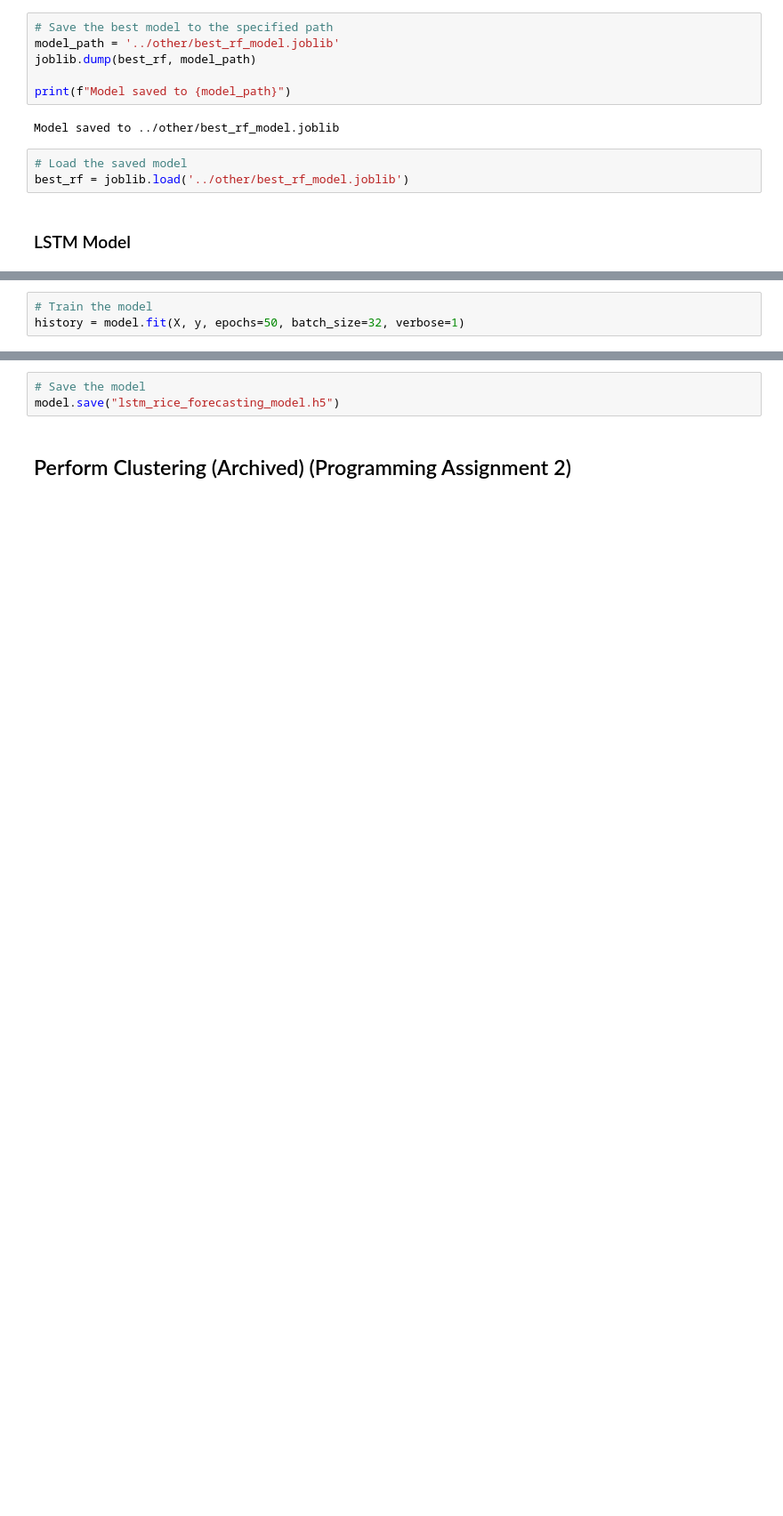
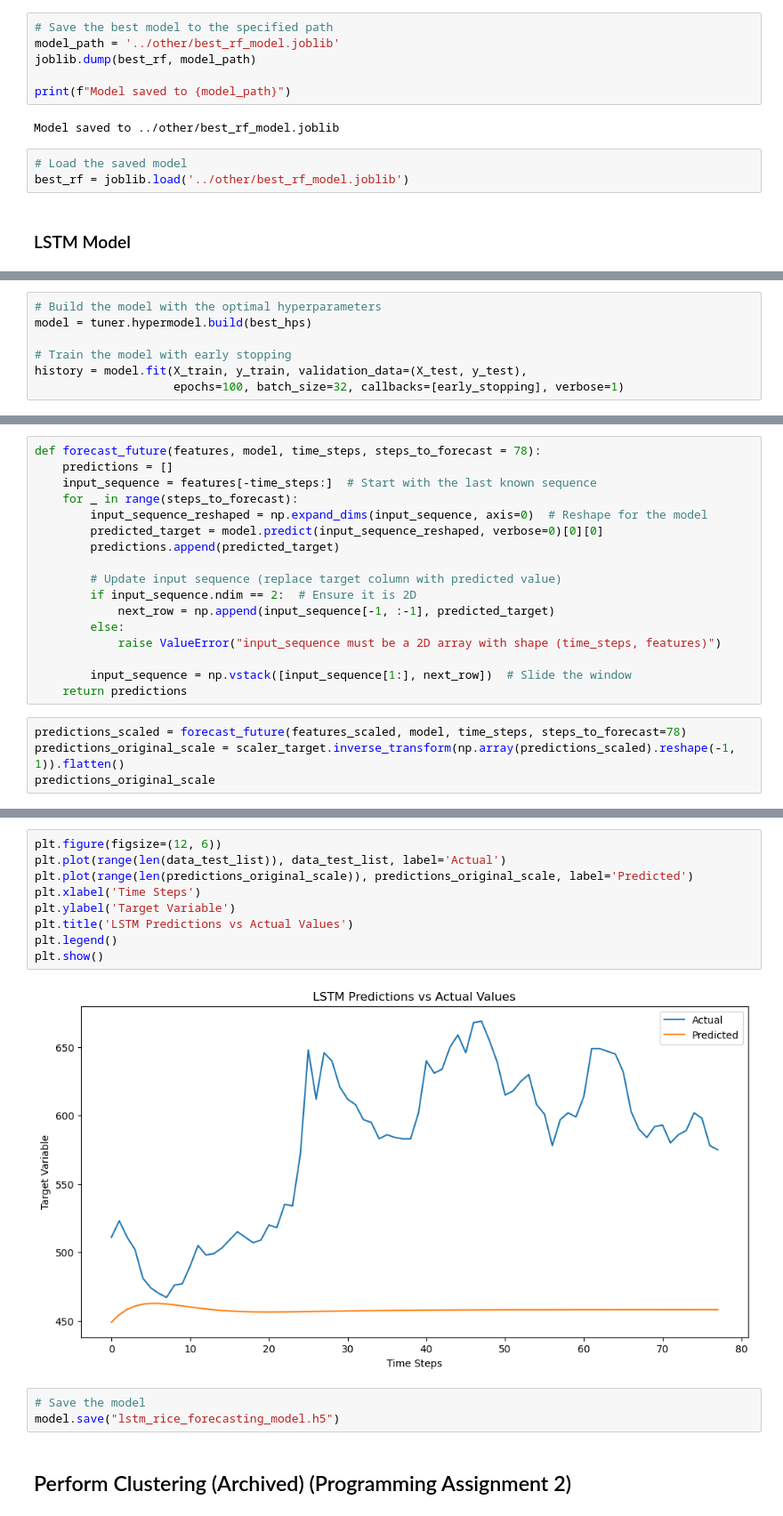
Before and after one commit to chanopsethiwan/RicePricePrediction, a Jupyter notebook: src/ChanopSethiwanA0296969WAssignment2.ipynb, the cells around one changed output, grey strips where cells are left out. Shown at 89% size. Saved outputs shown, nothing was run; the diff lists cells and outputs as text; blank space fills up the shorter version.

```diff
--- a/src/ChanopSethiwanA0296969WAssignment2.ipynb
+++ b/src/ChanopSethiwanA0296969WAssignment2.ipynb
@@ -1296,5 +1324,9 @@ model.compile(optimizer='adam', loss='mse')
 # %%
-# Train the model
-history = model.fit(X, y, epochs=50, batch_size=32, verbose=1)
+# Build the model with the optimal hyperparameters
+model = tuner.hypermodel.build(best_hps)
+
+# Train the model with early stopping
+history = model.fit(X_train, y_train, validation_data=(X_test, y_test),
+                    epochs=100, batch_size=32, callbacks=[early_stopping], verbose=1)
 # %% [output]
 Epoch 1/50
@@ -1316,0 +1353,21 @@ Epoch 50/50
+# %%
+def forecast_future(features, model, time_steps, steps_to_forecast = 78):
+    predictions = []
+    input_sequence = features[-time_steps:]  # Start with the last known sequence
+    for _ in range(steps_to_forecast):
+        input_sequence_reshaped = np.expand_dims(input_sequence, axis=0)  # Reshape for the model
+        predicted_target = model.predict(input_sequence_reshaped, verbose=0)[0][0]
+        predictions.append(predicted_target)
+
+        # Update input sequence (replace target column with predicted value)
+        if input_sequence.ndim == 2:  # Ensure it is 2D
+            next_row = np.append(input_sequence[-1, :-1], predicted_target)
+        else:
+            raise ValueError("input_sequence must be a 2D array with shape (time_steps, features)")
+
+        input_sequence = np.vstack([input_sequence[1:], next_row])  # Slide the window
+    return predictions
+# %%
+predictions_scaled = forecast_future(features_scaled, model, time_steps, steps_to_forecast=78)
+predictions_original_scale = scaler_target.inverse_transform(np.array(predictions_scaled).reshape(-1, 1)).flatten()
+predictions_original_scale
@@ -1317,3 +1402,14 @@ Epoch 50/50
+# %%
+plt.figure(figsize=(12, 6))
+plt.plot(range(len(data_test_list)), data_test_list, label='Actual')
+plt.plot(range(len(predictions_original_scale)), predictions_original_scale, label='Predicted')
+plt.xlabel('Time Steps')
+plt.ylabel('Target Variable')
+plt.title('LSTM Predictions vs Actual Values')
+plt.legend()
+plt.show()
+# %% [output]
+[figure, added]
 # %%
 # Save the model
 model.save("lstm_rice_forecasting_model.h5")
```
Also changed, not shown: parts of 16 cells of this notebook, 14 other files.
